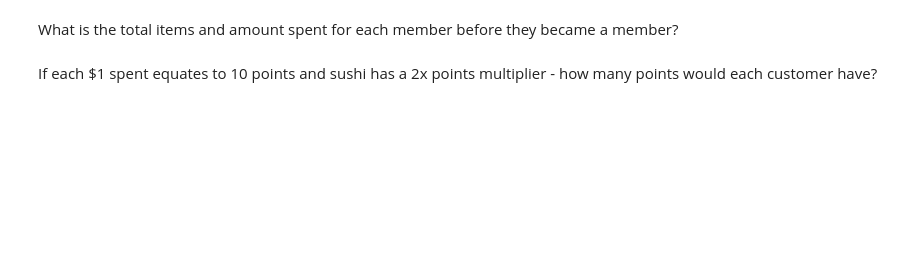
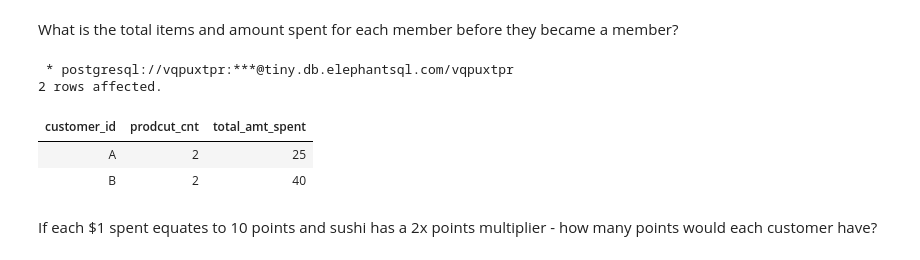
Before and after one commit to ishank296/8weekssqlchallenge, a Jupyter notebook: case_study_01.ipynb, the cells around one changed output. Saved outputs shown, nothing was run; the diff lists cells and outputs as text; code cells hidden in the pictures; blank space fills up the shorter version.

```diff
--- a/case_study_01.ipynb
+++ b/case_study_01.ipynb
@@ -244,4 +268,29 @@ Which item was purchased just before the customer became a member?
 # %% [markdown]
 What is the total items and amount spent for each member before they became a member?
+# %%
+%%sql
+with order_pre_membership as
+(
+    select s.customer_id,
+           s.product_id,
+           m.price,
+           s.order_date
+    from sales s inner join menu m on
+           s.product_id = m.product_id
+                 inner join members mm on
+           s.customer_id = mm.customer_id and
+           s.order_date < mm.join_date
+)
+select customer_id,
+       count(distinct product_id) prodcut_cnt,
+       sum(price) total_amt_spent
+ from order_pre_membership
+ group by customer_id
+# %% [output]
+ * postgresql://vqpuxtpr:***@tiny.db.elephantsql.com/vqpuxtpr
+2 rows affected.
+| customer_id | prodcut_cnt | total_amt_spent |
+| A | 2 | 25 |
+| B | 2 | 40 |
 # %% [markdown]
 If each $1 spent equates to 10 points and sushi has a 2x points multiplier - how many points would each customer have?
```
Also changed, not shown: parts of 2 cells of this notebook.
